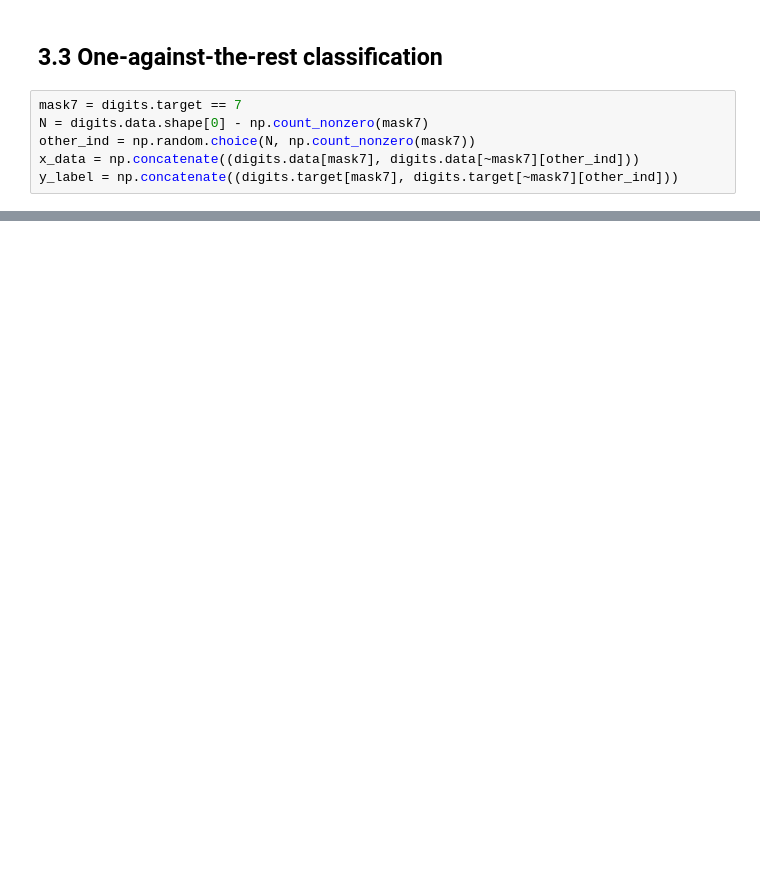
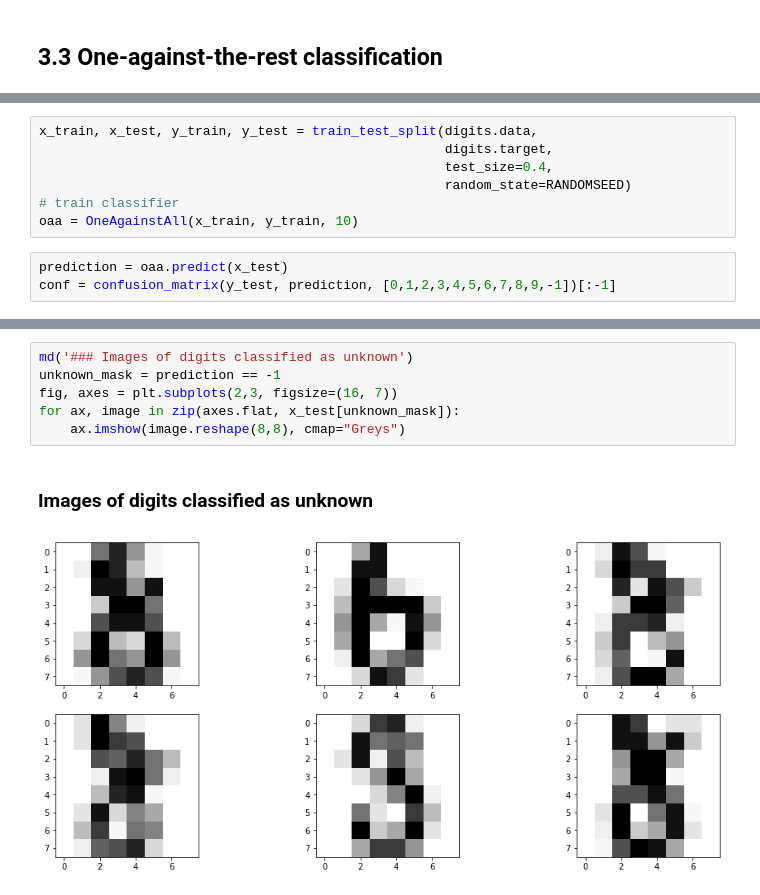
Before and after one commit to Simske/ML, a Jupyter notebook: ex06/regularized-regression.ipynb, the cells around one changed output, grey strips where cells are left out. Cells and saved outputs as stored; diff of their text form; blank space fills up the shorter version.

```diff
--- a/ex06/regularized-regression.ipynb
+++ b/ex06/regularized-regression.ipynb
@@ -219,8 +268,2 @@ array([1, 7, 1, 7, 7, 7, 7, 1, 7, 7, 7, 1, 7, 1, 1, 1, 1, 1, 1, 7, 7, 7, 1,
 # %% [markdown]
 ## 3.3 One-against-the-rest classification
-# %%
-mask7 = digits.target == 7
-N = digits.data.shape[0] - np.count_nonzero(mask7)
-other_ind = np.random.choice(N, np.count_nonzero(mask7))
-x_data = np.concatenate((digits.data[mask7], digits.data[~mask7][other_ind]))
-y_label = np.concatenate((digits.target[mask7], digits.target[~mask7][other_ind]))
@@ -246,0 +308,10 @@ array([[  0.,   0.,   0.,   2.,  13.,  13.,   0.,   0.,   0.,   0.,   0.,
+# %%
+x_train, x_test, y_train, y_test = train_test_split(digits.data,
+                                                    digits.target,
+                                                    test_size=0.4,
+                                                    random_state=RANDOMSEED)
+# train classifier
+oaa = OneAgainstAll(x_train, y_train, 10)
+# %%
+prediction = oaa.predict(x_test)
+conf = confusion_matrix(y_test, prediction, [0,1,2,3,4,5,6,7,8,9,-1])[:-1]
@@ -246,0 +335,9 @@ array([[  0.,   0.,   0.,   2.,  13.,  13.,   0.,   0.,   0.,   0.,   0.,
+# %%
+md('### Images of digits classified as unknown')
+unknown_mask = prediction == -1
+fig, axes = plt.subplots(2,3, figsize=(16, 7))
+for ax, image in zip(axes.flat, x_test[unknown_mask]):
+    ax.imshow(image.reshape(8,8), cmap="Greys")
+# %% [output]
+### Images of digits classified as unknown
+[figure, added]
```
Also changed, not shown: parts of 23 cells of this notebook.
